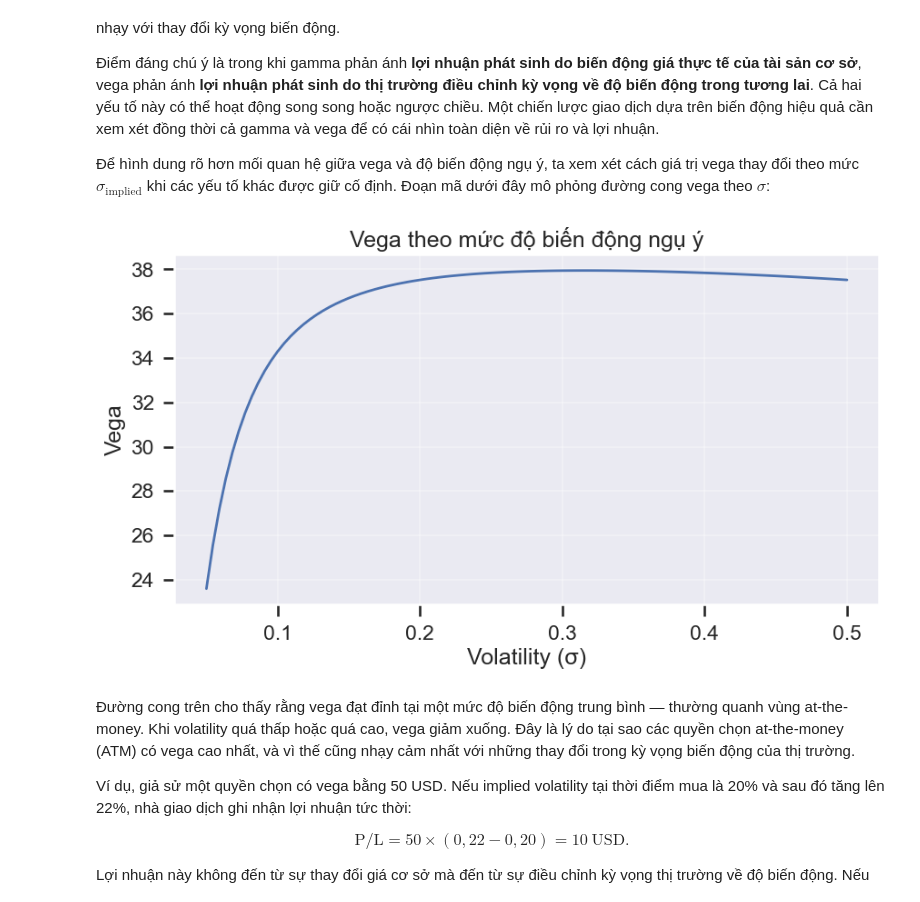
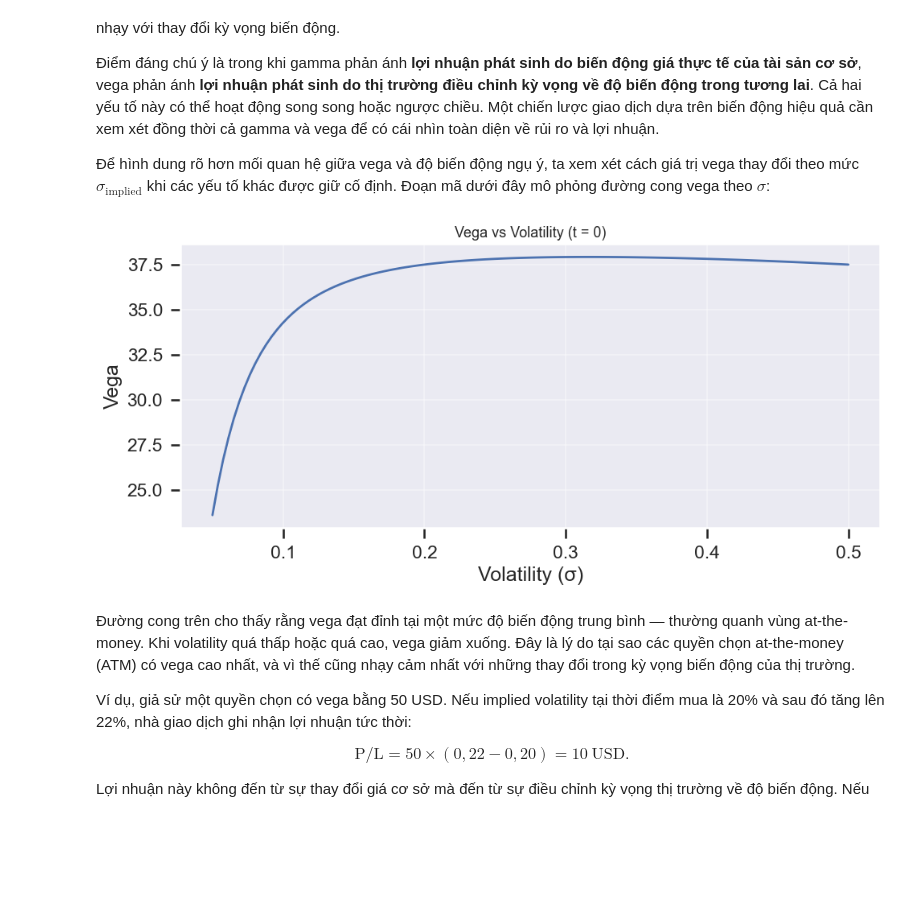
Before and after one commit to letrinhandn/quant-finance, a Jupyter notebook: notebooks/Black-Scholes-Merton-Model.ipynb, the cells around one changed output. Cells and saved outputs as stored; diff of their text form; code cells hidden in the pictures; blank space fills up the shorter version.

```diff
--- a/notebooks/Black-Scholes-Merton-Model.ipynb
+++ b/notebooks/Black-Scholes-Merton-Model.ipynb
@@ -575,19 +739,23 @@ trong đó $T$ là thời gian còn lại đến đáo hạn. Công thức này
 
 Để hình dung rõ hơn mối quan hệ giữa vega và độ biến động ngụ ý, ta xem xét cách giá trị vega thay đổi theo mức $\sigma_{\text{implied}}$ khi các yếu tố khác được giữ cố định. Đoạn mã dưới đây mô phỏng đường cong vega theo $\sigma$:
 # %%
-# --- Vega theo volatility ---
-sigma_values = np.linspace(0.05, 0.5, 100)
-vega_curve = [vega(S0, K, T, r, q, s, 0) for s in sigma_values]
+# =========================================================
+# Vega as a Function of Volatility
+# =========================================================
+
+sigma_values = np.linspace(0.05, 0.5, 120)
+vega_curve = [BSMModel(S0, S0, r, 0.0, sigma, T).vega(S0, t=0.0) for sigma in sigma_values]
 
 plt.figure(figsize=(10, 5))
 plt.plot(sigma_values, vega_curve, lw=2)
-plt.title("Vega theo mức độ biến động ngụ ý")
+plt.title("Vega vs Volatility (t = 0)", fontsize=13)
 plt.xlabel("Volatility (σ)")
 plt.ylabel("Vega")
-plt.grid(alpha=0.3)
+plt.grid(alpha=0.35)
+plt.tight_layout()
 plt.show()
 # %% [output]
-[figure, old version]
+[figure, new version]
 # %% [markdown]
 
 Đường cong trên cho thấy rằng vega đạt đỉnh tại một mức độ biến động trung bình — thường quanh vùng at-the-money. Khi volatility quá thấp hoặc quá cao, vega giảm xuống. Đây là lý do tại sao các quyền chọn at-the-money (ATM) có vega cao nhất, và vì thế cũng nhạy cảm nhất với những thay đổi trong kỳ vọng biến động của thị trường.
```
Also changed, not shown: parts of 8 cells of this notebook.
